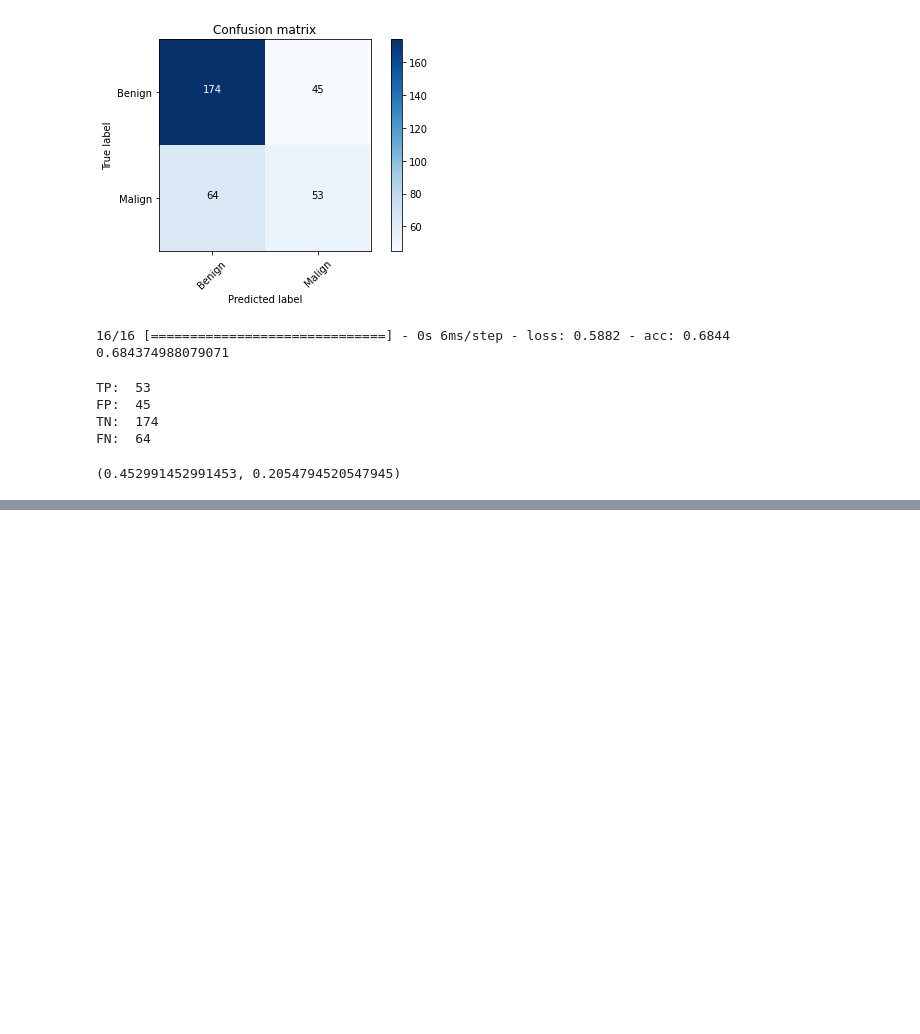
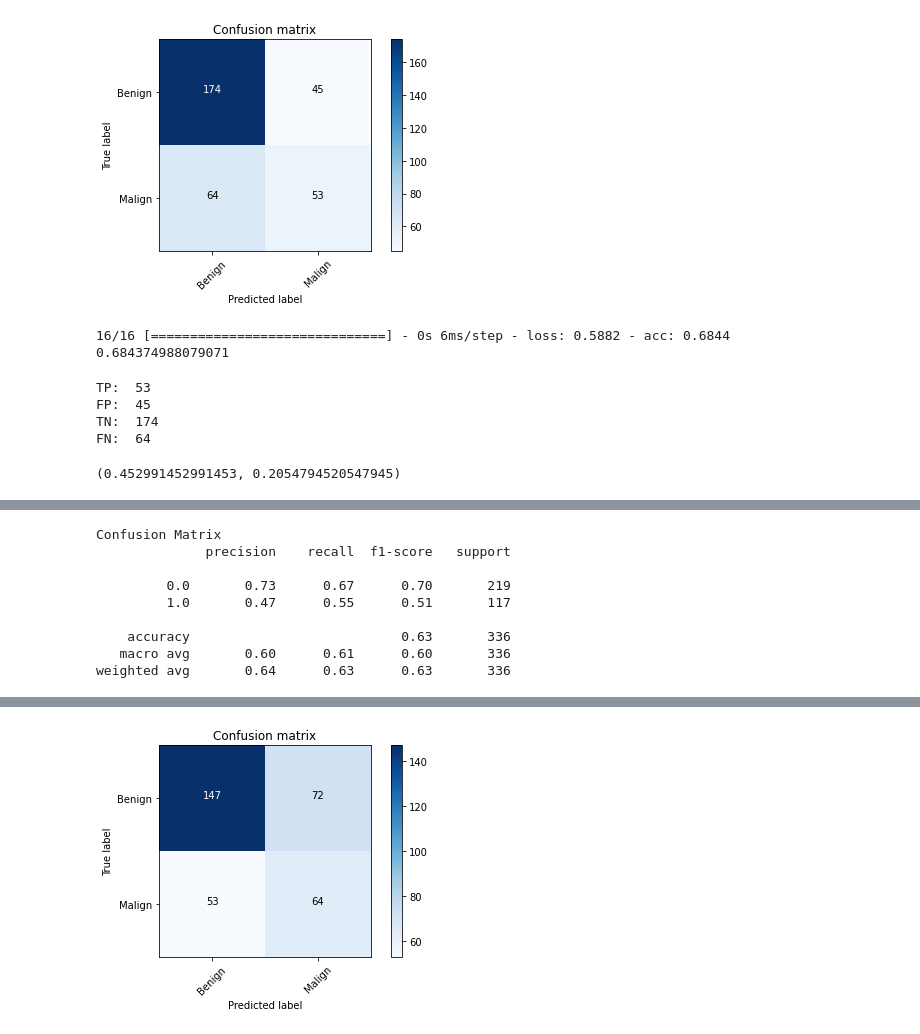
Before and after one commit to MarshaGomez/CNN-Medical-Imaging-Analysis, a Jupyter notebook: Code/Scratch_CNN_benign_vs_malign.ipynb, the cells around one changed output, grey strips where cells are left out. Cells and saved outputs as stored; diff of their text form; code cells hidden in the pictures; blank space fills up the shorter version.

```diff
--- a/Code/Scratch_CNN_benign_vs_malign.ipynb
+++ b/Code/Scratch_CNN_benign_vs_malign.ipynb
@@ -48,3 +53,10 @@ test_label_path = os.path.join(base_path, 'numpy data/public_test_labels.npy')
 print("Done")
 # %% [output]
 Done
+# %%
+# Custom Callback To Include in Callbacks List At Training Time
+class GarbageCollectorCallback(tf.keras.callbacks.Callback):
+    def on_epoch_end(self, epoch, logs=None):
+      gc.collect()
+
+print("Done")
@@ -1529,0 +1575,3 @@ FN:  64
+# %%
+model_8 = build_model8()
+model_8.summary()
@@ -1529,0 +1596,13 @@ FN:  64
+# %%
+history = model_8.fit(train_datagen.flow(train_images_split,
+                                       train_labels_split,
+                                       batch_size=BATCH_SIZE,
+                                       shuffle=False),
+                    steps_per_epoch=len(train_images_split) // BATCH_SIZE,
+                    epochs=EPOCHS,
+                    validation_data=valid_datagen.flow(valid_images_split,
+                                       valid_labels_split,
+                                       batch_size=BATCH_SIZE,
+                                       shuffle=False),
+                    validation_steps=len(valid_labels_split) // BATCH_SIZE,
+                    callbacks=[GarbageCollectorCallback()])
@@ -1529,0 +1627,19 @@ FN:  64
+# %%
+#print confusion matrix
+classes = ["Benign", "Malign"]
+plot_confusion_matrix(model_8,
+                      classes,
+                      test_images,
+                      test_labels,
+                      title='Confusion matrix',
+                      cmap=plt.cm.Blues)
+# %% [output]
+Confusion Matrix
+              precision    recall  f1-score   support
+
+         0.0       0.73      0.67      0.70       219
+         1.0       0.47      0.55      0.51       117
+
+    accuracy                           0.63       336
+   macro avg       0.60      0.61      0.60       336
+weighted avg       0.64      0.63      0.63       336
@@ -1529,0 +1647 @@ FN:  64
+[figure, added]
```
Also changed, not shown: parts of 32 cells of this notebook.
